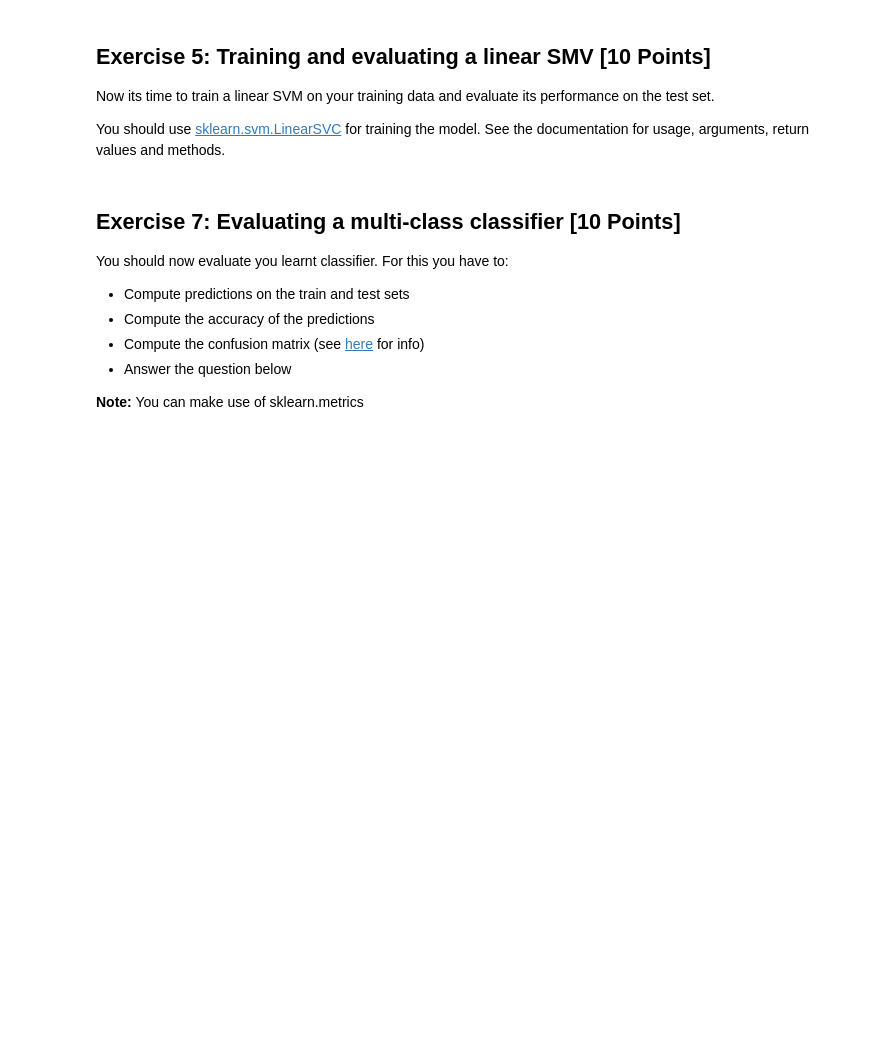
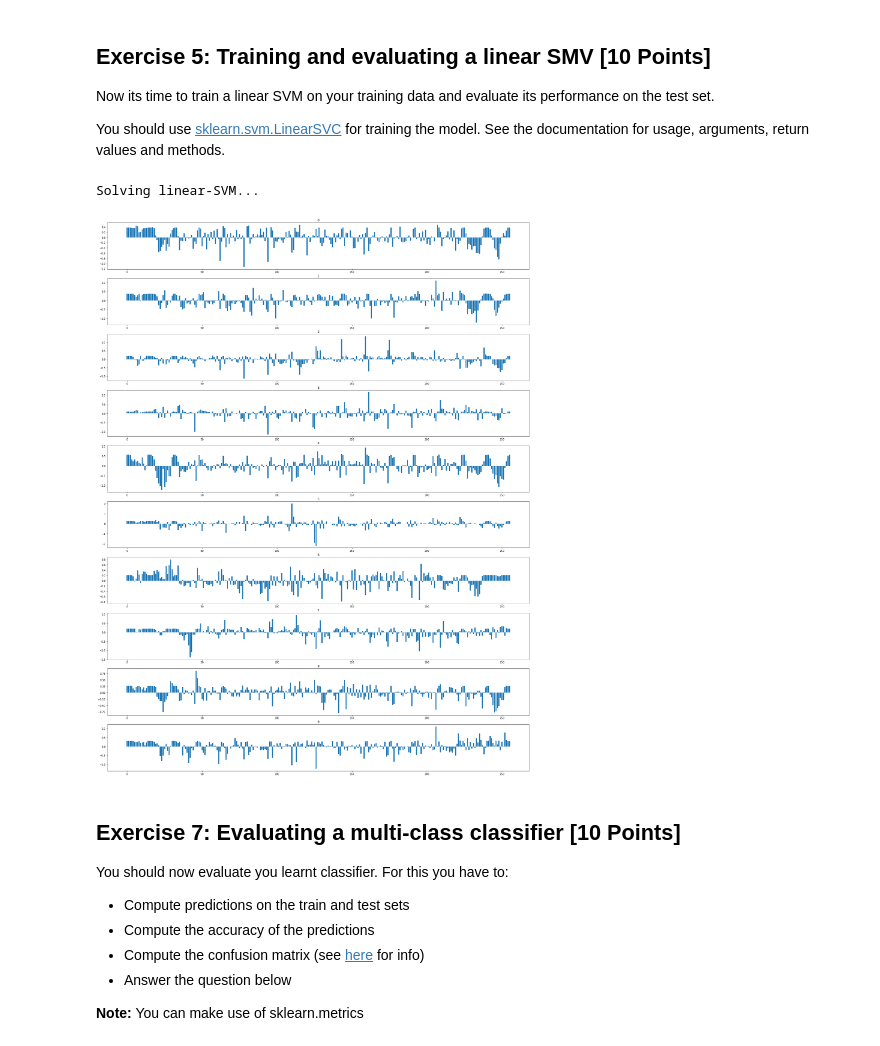
Before and after one commit to susifohn/HS2020_Machine_Learning, a Jupyter notebook: programming_assignment_2/Assignment2.ipynb, the cells around one changed output. Drawn from its saved outputs; the diff is of its cells as text; code cells hidden in the pictures; blank space fills up the shorter version.

```diff
--- a/programming_assignment_2/Assignment2.ipynb
+++ b/programming_assignment_2/Assignment2.ipynb
@@ -221,7 +221,28 @@ X_train = y_train = X_test = y_test = None
 #   does this affect your train/test performance?                     #
 #######################################################################
 
-pass
+m = np.size(X,0)
+indices = np.array(range(m))
+testSize = 0.2 #train size 80%
+
+#choose for each digit 0-9 few samples
+for digit in range(10):
+    valid_indices = indices[np.where(y == digit)]
+    valid_X = X[valid_indices]
+    valid_y = y[valid_indices]
+
+    _X_train, _X_test, _y_train, _y_test = train_test_split(valid_X, valid_y, test_size = testSize)
+
+    if X_train is None:
+        X_train = _X_train
+        y_train = _y_train
+        X_test = _X_test
+        y_test = _y_test
+    else:
+        X_train = np.append(X_train,_X_train, axis=0)
+        y_train = np.append(y_train, _y_train)
+        X_test = np.append(X_test, _X_test, axis=0)
+        y_test = np.append(y_test, _y_test)
 
 #######################################################################
 #                         END OF YOUR CODE                            #
@@ -236,7 +257,10 @@ def pre_process(x):
     # held-out test set                                                   #
     #######################################################################
 
-    pass
+    # Features lies between x.min and x.max. Scaling them to -1, 1 seems a standard procedure.
+    x = np.interp(x, (x.min(), x.max()), (-1, 1))
+
+    #ref https://www.csie.ntu.edu.tw/~cjlin/papers/guide/guide.pdf
 
     #######################################################################
     #                         END OF YOUR CODE                            #
@@ -276,35 +303,46 @@ def train_linear_SVM(X, y, C, max_iter=100):
 
     """
     lin_clf = None
     print('Solving linear-SVM...')
 
     #######################################################################
     # TODO:                                                               #
     # Train the SVM using LinearSVC and return the learnt classifier      #
     #######################################################################
 
-    pass
+    lin_clf = LinearSVC(C=C, max_iter = max_iter)
+    lin_clf.fit(X,y)
 
     #######################################################################
     #                         END OF YOUR CODE                            #
     #######################################################################
     return lin_clf
 
 C = 5.0
 lin_clf = train_linear_SVM(X_train, y_train, C)
 
 #######################################################################
 # TODO:                                                               #
 # Visualize the learnt weights (lin_clf.coef_) for all the classes:   #
 # - Make a plot with ten figures showing the respective weights for   #
 #   each of the classes                                               #
 #######################################################################
 
-pass
+numClasses = lin_clf.coef_.shape[0]
+numCoef = lin_clf.coef_.shape[1]
+
+fig, axs = plt.subplots(numClasses,1,figsize=(30,40))
+for n in range(numClasses):
+    axs[n].set_title(str(n))
+    axs[n].bar(np.arange(numCoef),lin_clf.coef_[n,:])
+plt.show()
 
 #######################################################################
 #                         END OF YOUR CODE                            #
 #######################################################################
+# %% [output]
+Solving linear-SVM...
+[figure, added]
 # %% [markdown]
 ## Exercise 7: Evaluating a multi-class classifier [10 Points]
 
```
Also changed, not shown: parts of 13 cells of this notebook.
